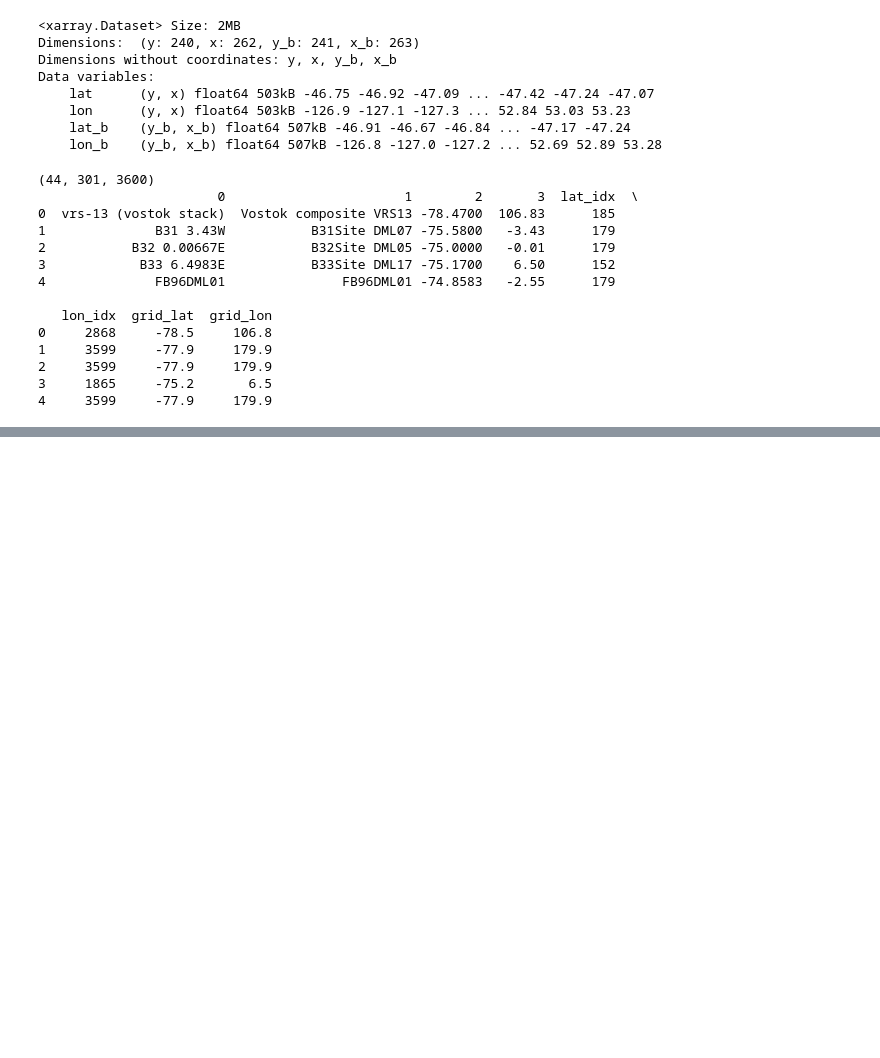
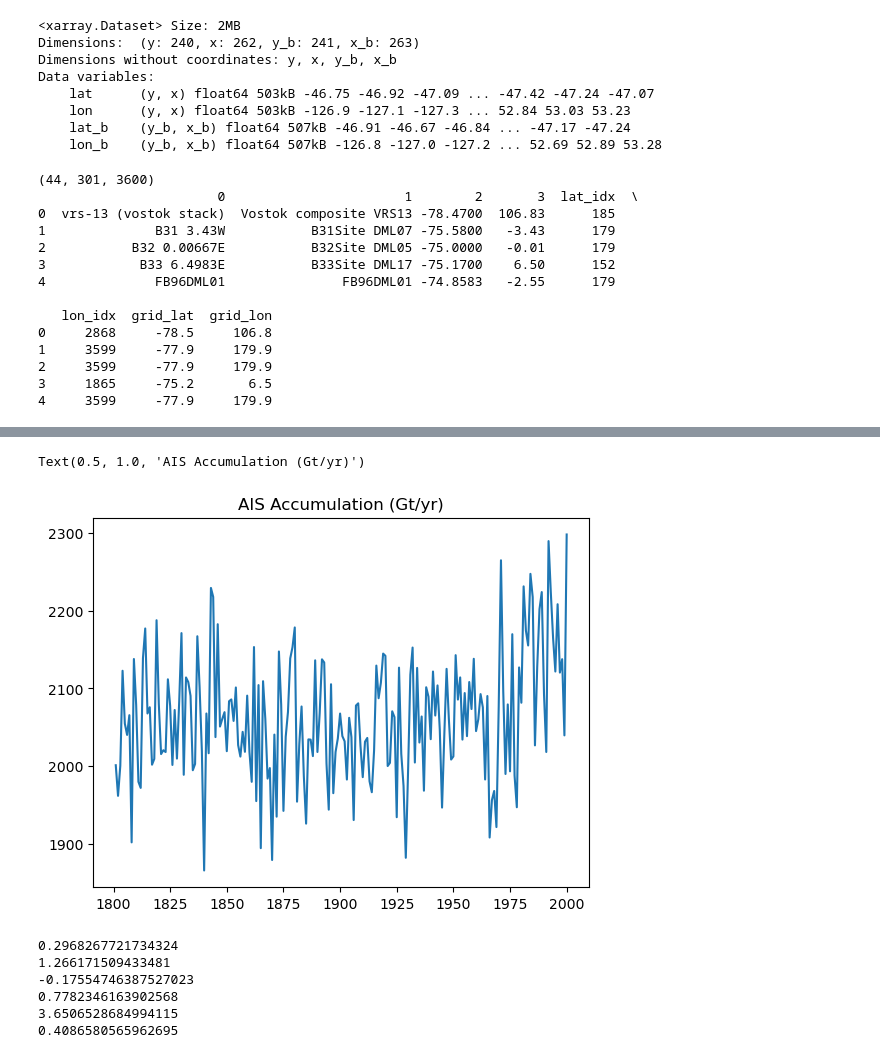
Before and after one commit to advikeswaran/metric-reconstruction, a Jupyter notebook: ERA5_ENSRF.ipynb, the cells around one changed output, grey strips where cells are left out. Saved outputs shown, nothing was run; the diff lists cells and outputs as text; code cells hidden in the pictures; blank space fills up the shorter version.

Commit message:
era5 recon done

```diff
--- a/ERA5_ENSRF.ipynb
+++ b/ERA5_ENSRF.ipynb
@@ -311,0 +541,33 @@ print(result.shape)
+# %%
+# Load annual accumulation records from ice cores (raw CSV with no header)
+# accumData: rows = years, columns = individual ice core series
+accumData = pd.read_csv(home_path + path + "/AccumCoresData.csv", header=None)
+
+# Extract accumulation data only for years 1979–2020, reverse to chronological order,
+# convert to float, and transpose so shape = (n_cores, n_years)
+accumCores = accumData.iloc[2:, 1:][
+    (accumData.iloc[2:, 0].astype(int) >= 1979) & (accumData.iloc[2:, 0].astype(int) <= 2020)
+].to_numpy()[::-1]
+accumCores = accumCores.astype(float).T
+
+# Load metadata for each core (lat/lon, names)
+prCoords = pd.read_csv(home_path + path + "/AccumCoresCoords.csv", header=None)
+
+# Extract core latitudes
+core_lats = prCoords.iloc[:, 2].values
+
+# Longitudes from file (may be in 0–360 or –180–180); convert to 0–360 domain
+coresLonFirst = prCoords.iloc[:, 3].values
+core_lons = (coresLonFirst + 360) % 360
+
+# Core identifiers used in the reconstruction
+core_names = prCoords.iloc[:, 0].values
+
+# Load full accumulation records for years 1801–2000 for reconstruction
+# (no transpose since these remain year-major for later processing)
+accumCoresFull = accumData.iloc[2:, 1:][
+    (accumData.iloc[2:, 0].astype(int) >= 1801) & (accumData.iloc[2:, 0].astype(int) <= 2000)
+].to_numpy()[::-1]
+
+# Convert full accumulation array to float
+accumCoresFull = accumCoresFull.astype(float)
@@ -311,0 +714,44 @@ print(result.shape)
+# %%
+fullYears = np.arange(1801, 2001)
+plt.plot(fullYears, ais_posterior_means, label='Posterior Mean')
+plt.title('AIS Accumulation (Gt/yr)')
+# %% [output]
+Text(0.5, 1.0, 'AIS Accumulation (Gt/yr)')
+[figure, added]
+# %%
+coeff = np.polyfit(fullYears[:], ais_posterior_means[:], 1)  # coeff[0] = slope, coeff[1] = intercept
+slope, intercept = coeff
+
+print(slope)
+
+coeff = np.polyfit(fullYears[100:], ais_posterior_means[100:], 1)  # coeff[0] = slope, coeff[1] = intercept
+slope, intercept = coeff
+
+print(slope)
+
+coeff = np.polyfit(fullYears[:100], ais_posterior_means[:100], 1)  # coeff[0] = slope, coeff[1] = intercept
+slope, intercept = coeff
+
+print(slope)
+
+coeff = np.polyfit(fullYears[100:156], ais_posterior_means[100:156], 1)  # coeff[0] = slope, coeff[1] = intercept
+slope, intercept = coeff
+
+print(slope)
+
+coeff = np.polyfit(fullYears[156:], ais_posterior_means[156:], 1)  # coeff[0] = slope, coeff[1] = intercept
+slope, intercept = coeff
+
+print(slope)
+
+coeff = np.polyfit(fullYears[178:], ais_posterior_means[178:], 1)  # coeff[0] = slope, coeff[1] = intercept
+slope, intercept = coeff
+
+print(slope)
+# %% [output]
+0.2968267721734324
+1.266171509433481
+-0.17554746387527023
+0.7782346163902568
+3.6506528684994115
+0.4086580565962695
```
Also changed, not shown: parts of 25 cells of this notebook, 3 other files.
